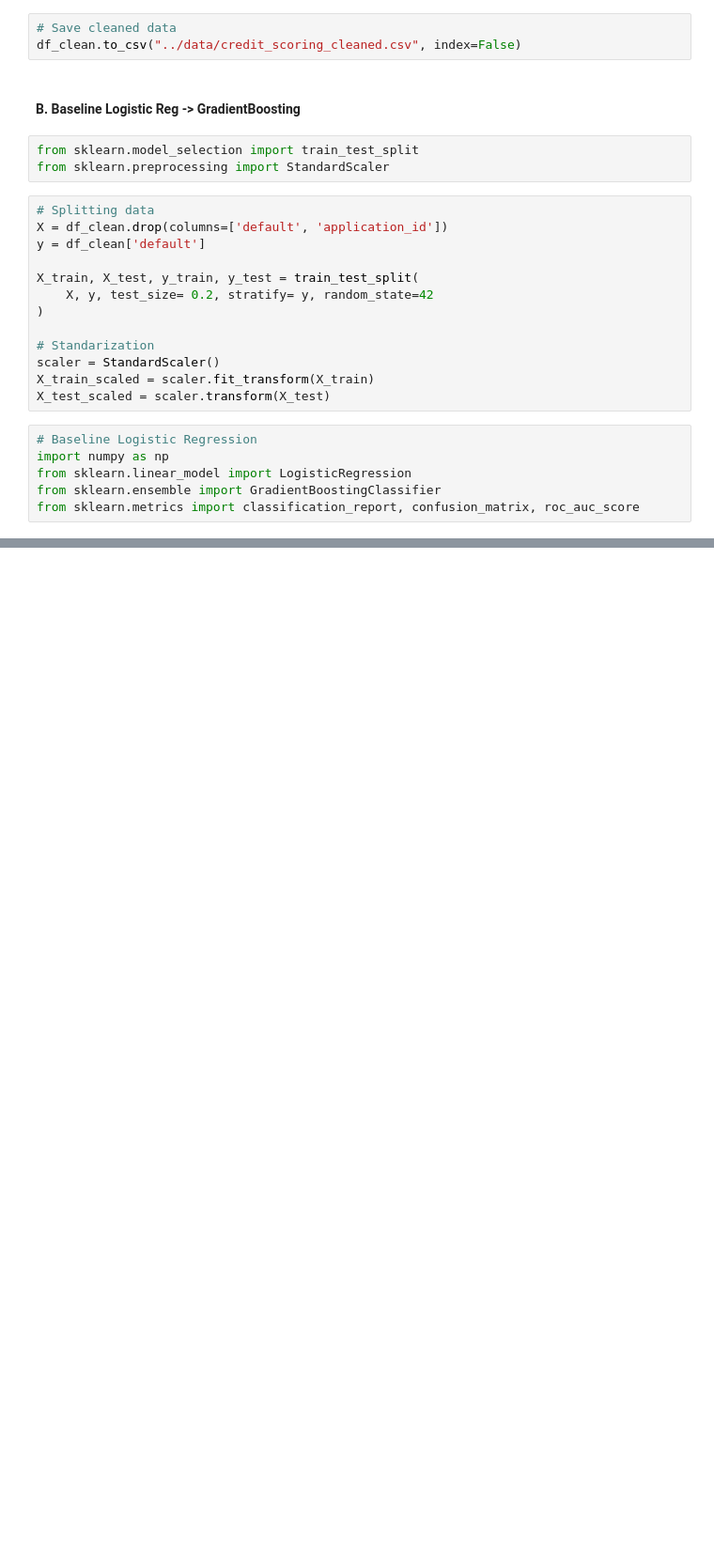
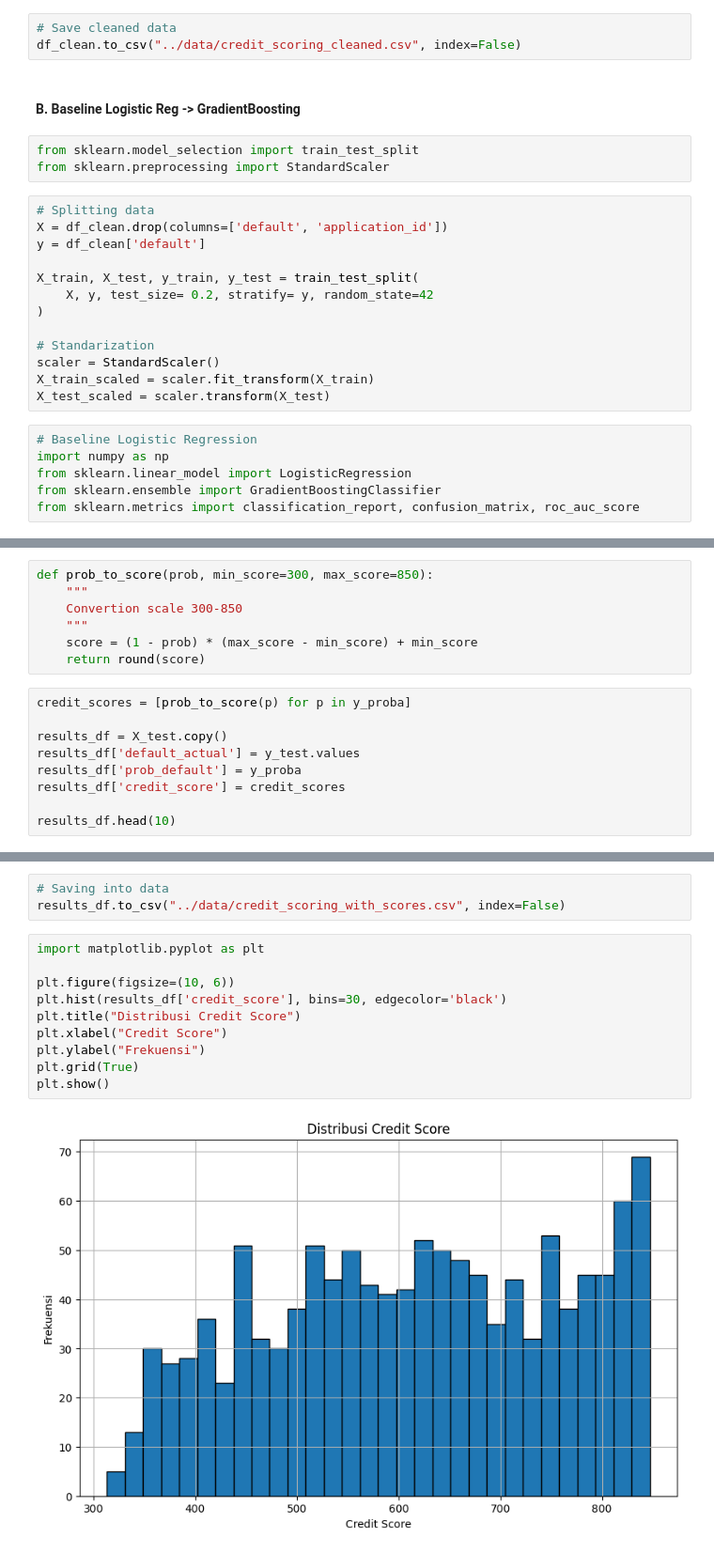
Before and after one commit to malikee00/ds-takehome, a Jupyter notebook: notebooks/B_modelling.ipynb, the cells around one changed output, grey strips where cells are left out. Shown at 94% size. Drawn from its saved outputs; the diff is of its cells as text; blank space fills up the shorter version.

```diff
--- a/notebooks/B_modelling.ipynb
+++ b/notebooks/B_modelling.ipynb
@@ -492,0 +356,16 @@ ROC AUC Score: 0.7312517580872011
+# %%
+def prob_to_score(prob, min_score=300, max_score=850):
+    """
+    Convertion scale 300-850
+    """
+    score = (1 - prob) * (max_score - min_score) + min_score
+    return round(score)
+# %%
+credit_scores = [prob_to_score(p) for p in y_proba]
+
+results_df = X_test.copy()
+results_df['default_actual'] = y_test.values
+results_df['prob_default'] = y_proba
+results_df['credit_score'] = credit_scores
+
+results_df.head(10)
@@ -492,0 +384,15 @@ ROC AUC Score: 0.7312517580872011
+# %%
+# Saving into data
+results_df.to_csv("../data/credit_scoring_with_scores.csv", index=False)
+# %%
+import matplotlib.pyplot as plt
+
+plt.figure(figsize=(10, 6))
+plt.hist(results_df['credit_score'], bins=30, edgecolor='black')
+plt.title("Distribusi Credit Score")
+plt.xlabel("Credit Score")
+plt.ylabel("Frekuensi")
+plt.grid(True)
+plt.show()
+# %% [output]
+[figure, added]
```
Also changed, not shown: parts of 12 cells of this notebook, 2 other files.
